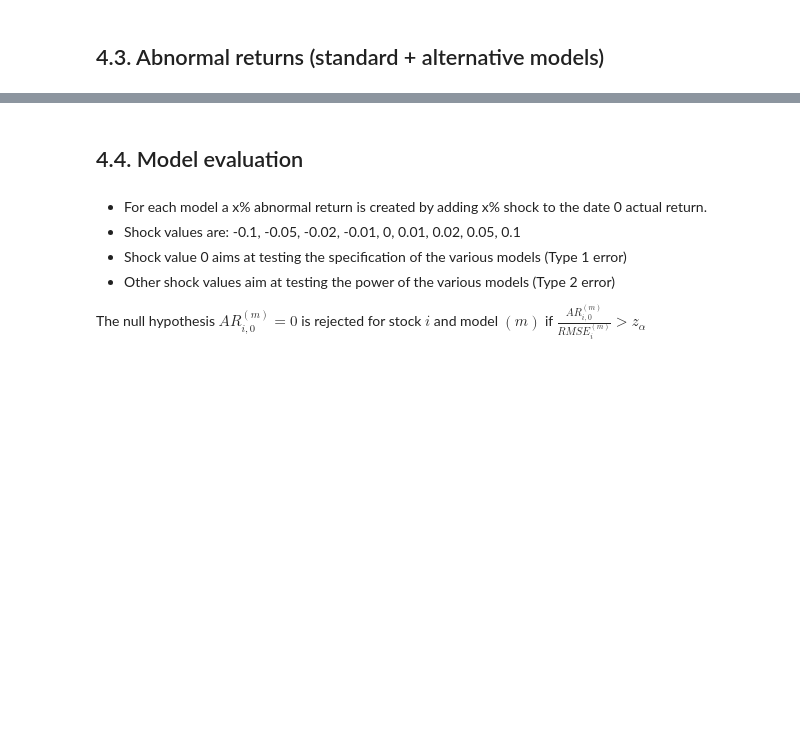
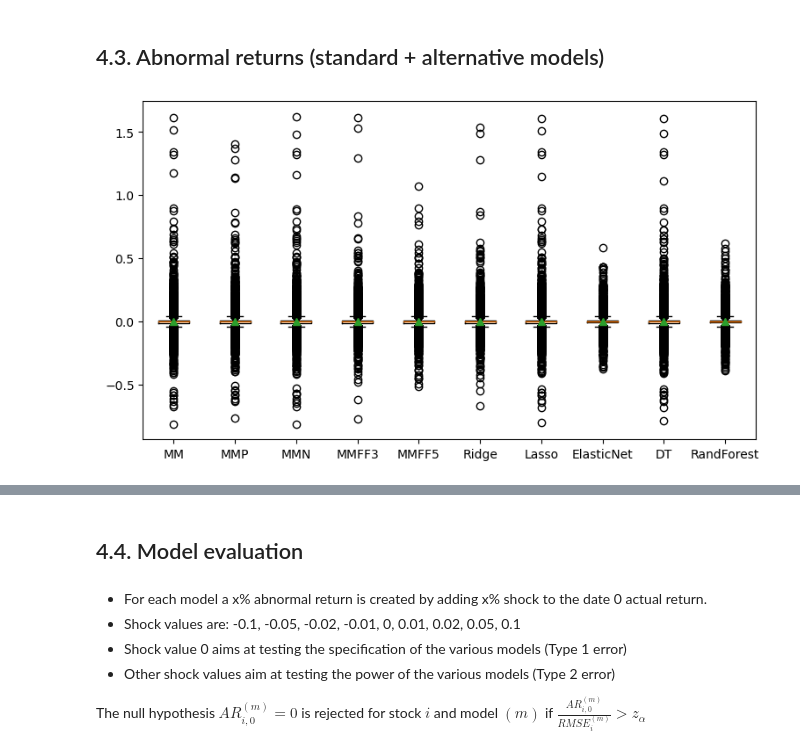
Before and after one commit to AEmanuelli/AMAL_Sorbonne_2024, a Jupyter notebook: PSL Week/Jour 1/Event studies/ML event study - students.ipynb, the cells around one changed output, grey strips where cells are left out. Saved outputs shown, nothing was run; the diff lists cells and outputs as text; code cells hidden in the pictures; blank space fills up the shorter version.

```diff
--- a/PSL Week/Jour 1/Event studies/ML event study - students.ipynb
+++ b/PSL Week/Jour 1/Event studies/ML event study - students.ipynb
@@ -151,7 +145,7 @@ models, names = get_models()
 
 output = np.empty((len(df), len(models))) # for storage of ARs
 
-features = # list of features
+features = ['vwretd','RET_peers', 'RET_neigh', 'SMB','HML','RMW','CMA']
 
 for model in range(len(models)):
 
@@ -162,17 +156,16 @@ for model in range(len(models)):
         cur_PERMNO = PERMNO_list[stock]
         cur_PERMNO_data = df[df['PERMNO']==cur_PERMNO]
 
-        X, y  = # features, # labels
-        X_train, y_train = # train features, # train labels
+        X, y = cur_PERMNO_data[features].to_numpy().reshape(-1, len(features)), cur_PERMNO_data['RET'].to_numpy() # current features, # current labels. y must be a column vector => reshape X and y accordingly
+        X_train, y_train = X[:-1, :],y[:-1] # train features, # train labels
 
-        estimModel = # fit model
-        ARs = # compute stock's ARs (estimation window + event date)
-
+        estimModel = models[model].fit(X_train, y_train) # fit model
+        ARs = (y - estimModel.predict(X)).reshape(-1).tolist() # compute stock's ARs (estimation window + event date)
         ARs_model = ARs_model + ARs
 
-    output[# store ARs for current model in output array
+    output[:, model] = np.asarray(ARs_model)# store ARs for current model in output array
 
-ARs_altModels = # create pandas dataframe from ouput matrix. Column headers correspond to model names
-df_all = # concatenate ARs_altModels with dataframe df
+ARs_altModels = pd.DataFrame(output, columns=names_linear)# create pandas dataframe from ouput matrix. Column headers correspond to model names
+df_all = pd.concat([df, ARs_altModels], axis = 1) # concatenate ARs_altModels with dataframe df
 # %%
 df_all.head()
@@ -181,9 +182,11 @@ model_names_all = names_linear + names
 # %% [markdown]
 ## 4.3. Abnormal returns (standard + alternative models)
 # %%
-ARs_estim = # estimation window ARs for all  models (linear + alternative models)
+ARs_estim = df_all[df_all['date_rel']<0][names_linear]# ARs on estimation period for all linear models
 plt.rcParams["figure.figsize"] = (9, 5)
 plt.boxplot(ARs_estim.values, labels=model_names_all, showmeans=True)
 plt.show()
+# %% [output]
+[figure, added]
 # %%
 AR0s = # event date ARs for all  models (linear + alternative models)
```
Also changed, not shown: parts of 11 cells of this notebook, 2 other files.
